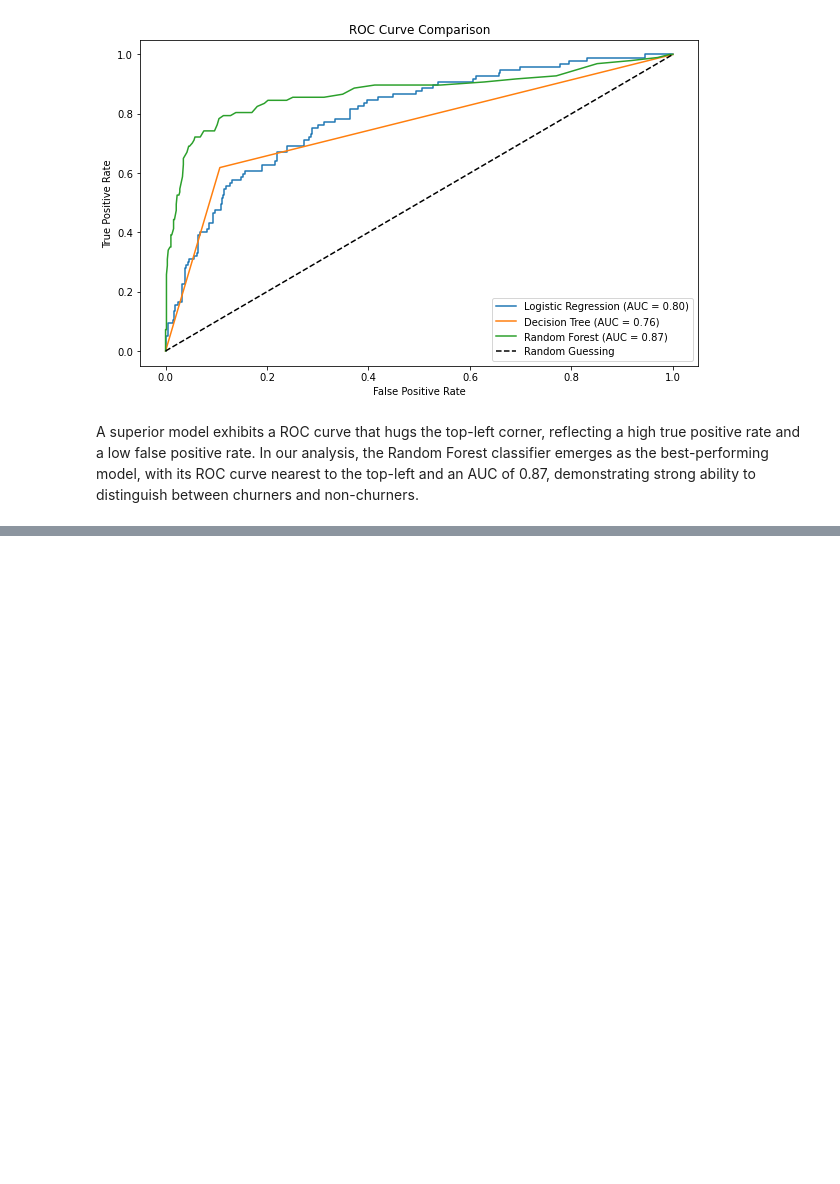
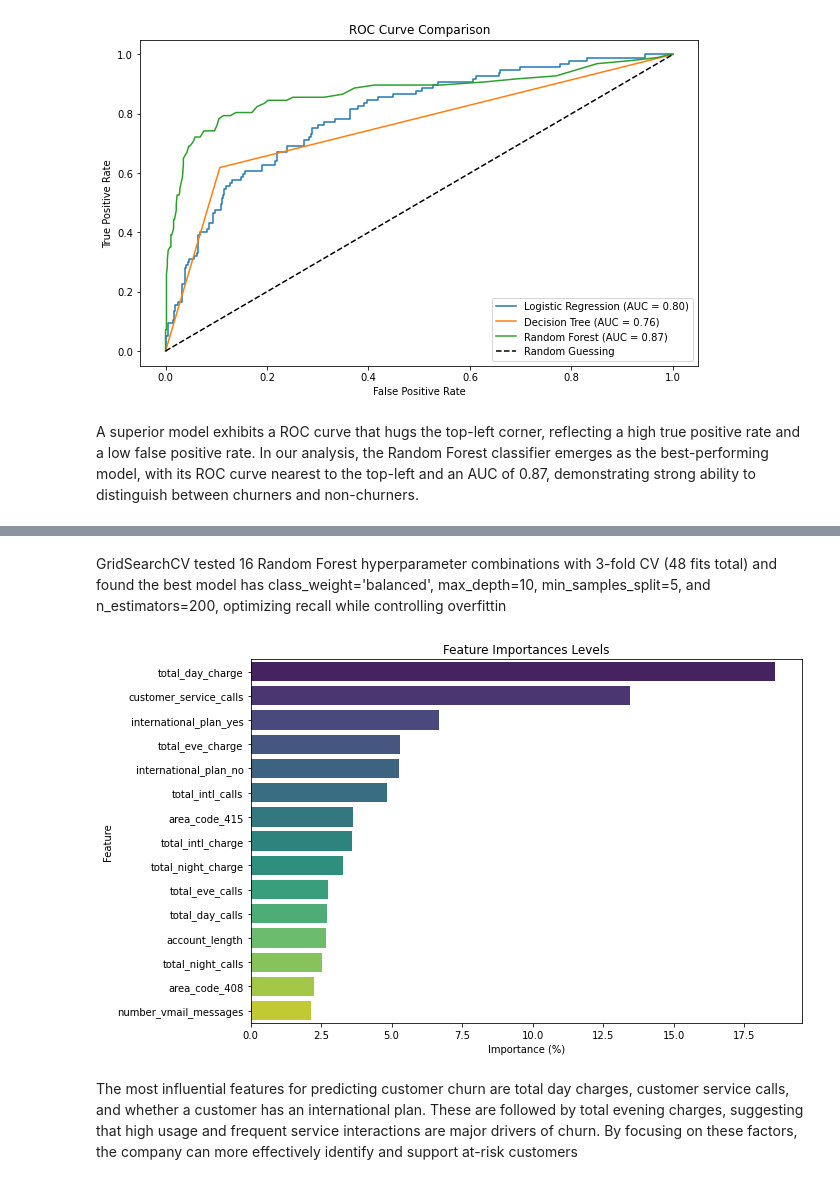
Before and after one commit to edgarowuor-tech/PHASE_THREE_CLASSIFICATION-MODEL-PROJECT, a Jupyter notebook: index.ipynb, the cells around one changed output, grey strips where cells are left out. Saved outputs shown, nothing was run; the diff lists cells and outputs as text; code cells hidden in the pictures; blank space fills up the shorter version.

Commit message:
hyperparameters tuning

```diff
--- a/index.ipynb
+++ b/index.ipynb
@@ -998,0 +1120,2 @@ A superior model exhibits a ROC curve that hugs the top-left corner, reflecting
+# %% [markdown]
+GridSearchCV tested 16 Random Forest hyperparameter combinations with 3-fold CV (48 fits total) and found the best model has class_weight='balanced', max_depth=10, min_samples_split=5, and n_estimators=200, optimizing recall while controlling overfittin
@@ -998,0 +1129,25 @@ A superior model exhibits a ROC curve that hugs the top-left corner, reflecting
+# %%
+import seaborn as sns
+import matplotlib.pyplot as plt
+
+# Create feature importance DataFrame
+Importance = pd.DataFrame({
+    "Feature": X_train_full.columns,
+    "Importance": rf_model.feature_importances_ * 100
+})
+
+# Sort by importance descending
+Importance = Importance.sort_values(by="Importance", ascending=False).head(15)
+
+# Vertical bar plot using seaborn
+plt.figure(figsize=(10,6))
+sns.barplot(x="Importance", y="Feature", data=Importance, palette="viridis")
+plt.title("Feature Importances Levels")
+plt.xlabel("Importance (%)")
+plt.ylabel("Feature")
+plt.tight_layout()
+plt.show()
+# %% [output]
+[figure, added]
+# %% [markdown]
+The most influential features for predicting customer churn are total day charges, customer service calls, and whether a customer has an international plan. These are followed by total evening charges, suggesting that high usage and frequent service interactions are major drivers of churn. By focusing on these factors, the company can more effectively identify and support at-risk customers
```
Also changed, not shown: parts of 7 cells of this notebook.
